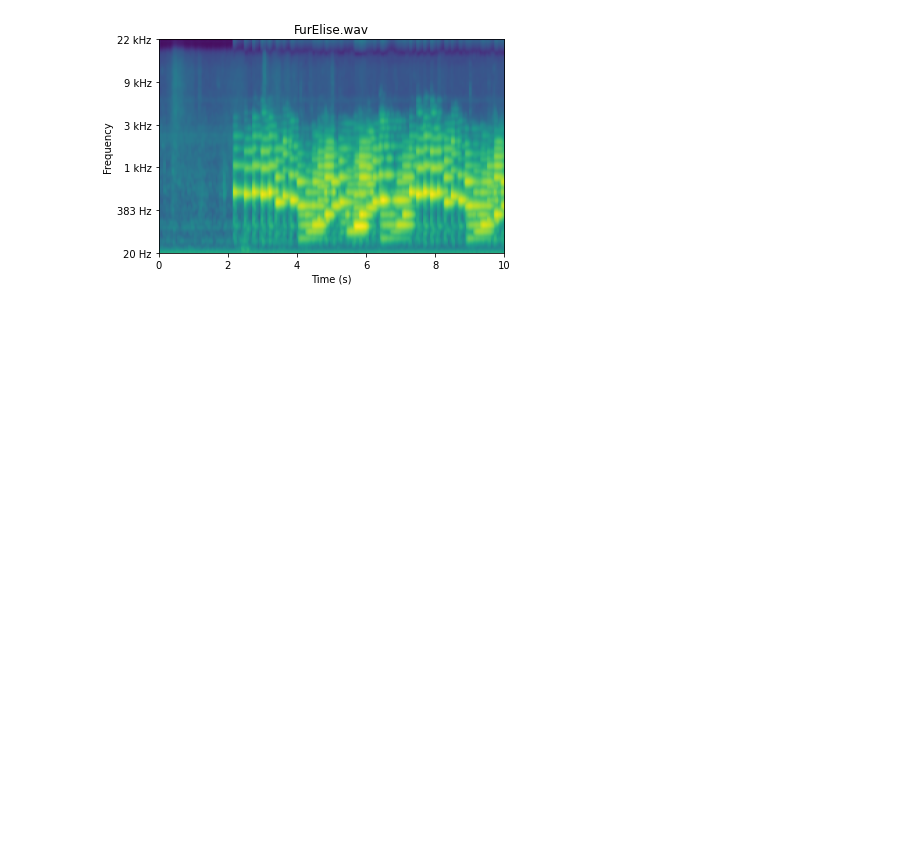
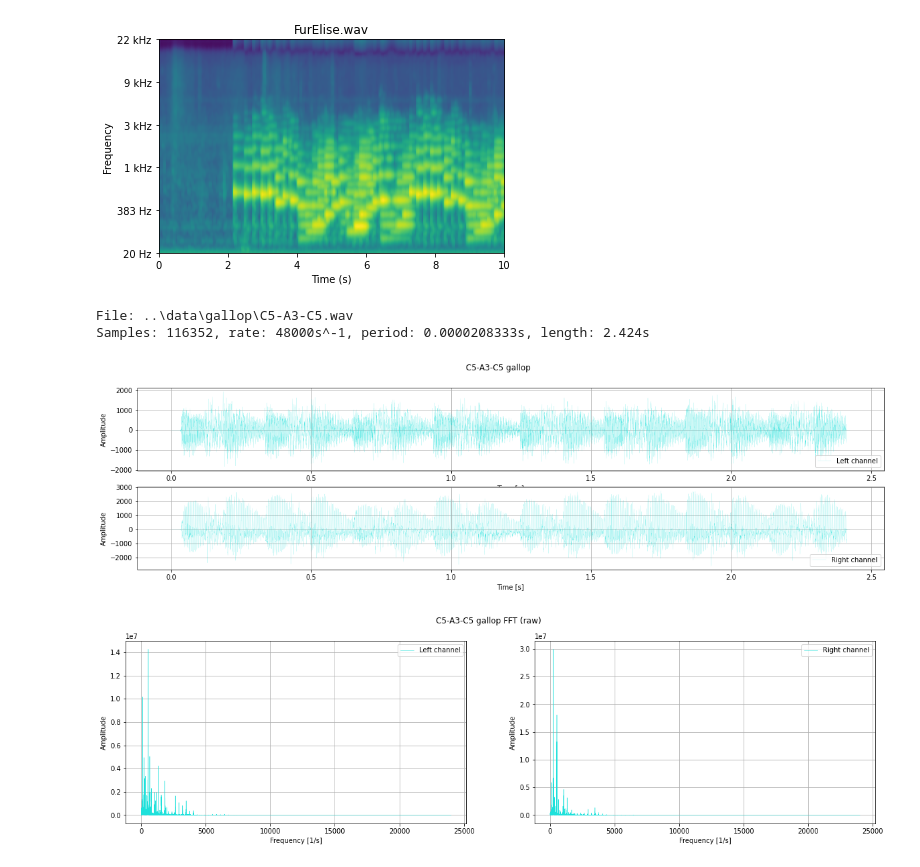
Before and after one commit to salveron/bachelors_thesis, a Jupyter notebook: notebooks/experiments.ipynb, the cells around one changed output. Drawn from its saved outputs; the diff is of its cells as text; code cells hidden in the pictures; blank space fills up the shorter version.

```diff
--- a/notebooks/experiments.ipynb
+++ b/notebooks/experiments.ipynb
@@ -94,0 +78,10 @@ render_audio_from_file(pjoin("..", "data", "FurElise.wav"), 10, gtgram)
+# %%
+from os.path import join as pjoin
+c5_a3_c5_raw = read_wav(pjoin("..", "data", "gallop", "C5-A3-C5.wav"))
+plot_wave("C5-A3-C5 gallop", **c5_a3_c5_raw)
+plot_fft("C5-A3-C5 gallop FFT (raw)", **c5_a3_c5_raw)
+# %% [output]
+File: ..\data\gallop\C5-A3-C5.wav
+Samples: 116352, rate: 48000s^-1, period: 0.0000208333s, length: 2.424s
+[figure, added]
+[figure, added]
```
Also changed, not shown: parts of 12 cells of this notebook, 2 other files.
